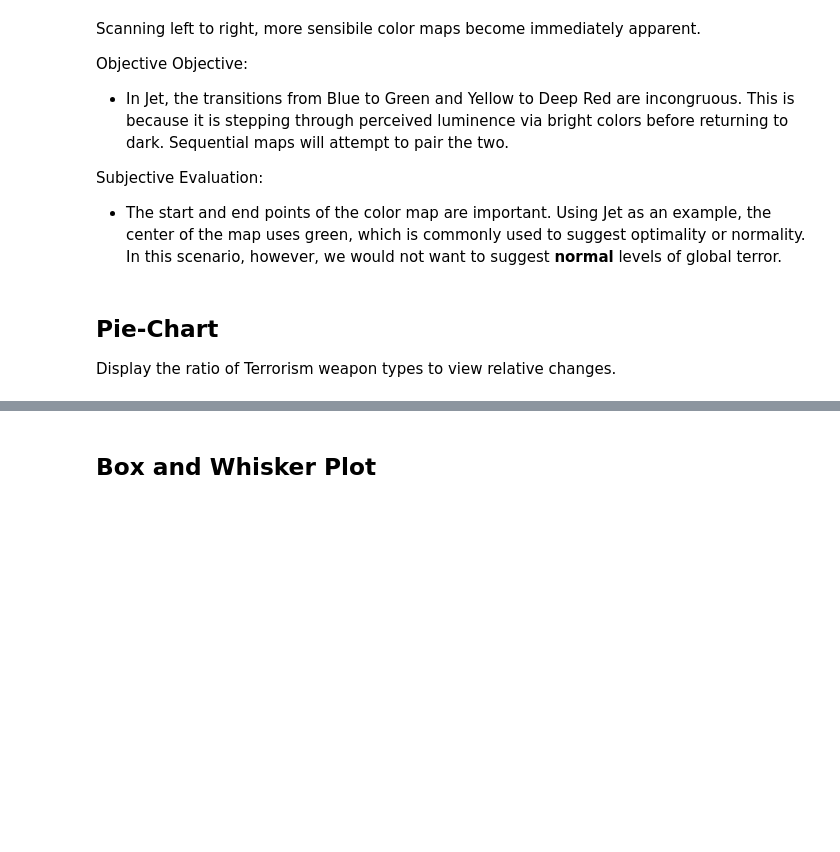
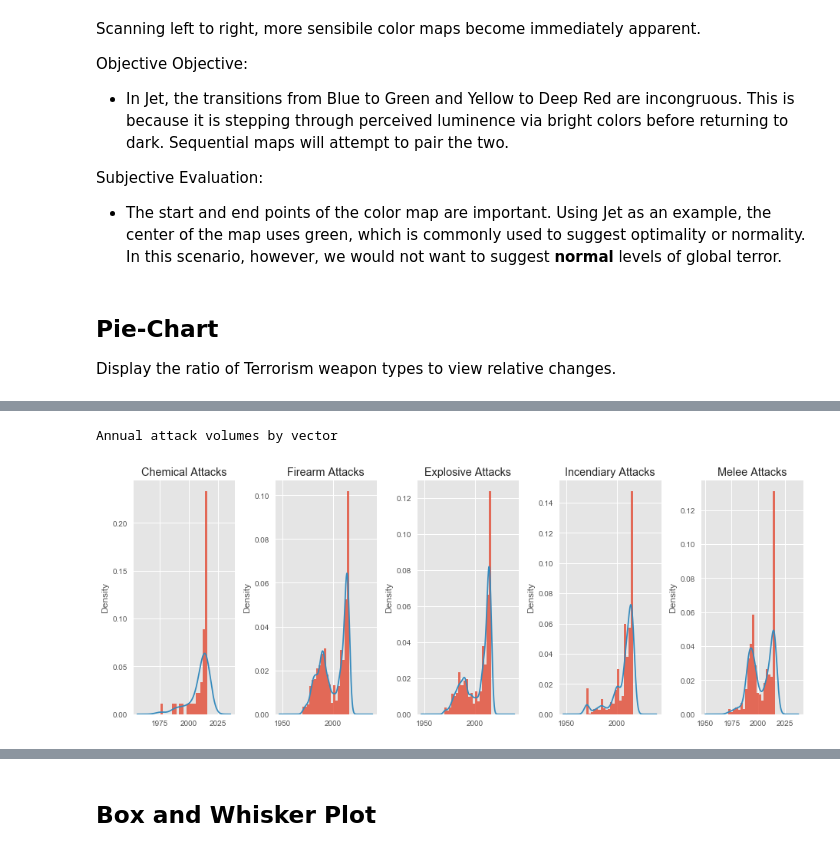
Before and after one commit to TesMunoz/SeniorSim, a Jupyter notebook: Terrorism Dataset Analysis.ipynb, the cells around one changed output, grey strips where cells are left out. Saved outputs shown, nothing was run; the diff lists cells and outputs as text; code cells hidden in the pictures; blank space fills up the shorter version.

```diff
--- a/Terrorism Dataset Analysis.ipynb
+++ b/Terrorism Dataset Analysis.ipynb
@@ -221,0 +281,29 @@ Display the ratio of Terrorism weapon types to view relative changes.
+# %%
+# x = terrorism_df.groupby(['region', 'weaptype1']).size()
+nbc_attacks = terrorism_df[terrorism_df['weaptype1'].isin([1,2,3,4])]
+other_attacks = terrorism_df[~terrorism_df['weaptype1'].isin([1,2,3,4])]
+
+x = pd.get_dummies(terrorism_df['weaptype1'])
+x.columns
+plt.subplot(1, 3, 1)
+
+weaptype1_col_defs = {2:'Chemical', 5:'Firearm' ,6:'Explosive' ,8:'Incendiary' ,9:'Melee' }
+
+print('Annual attack volumes by vector')
+for i, col in enumerate(x.columns[:-1]):
+    plt.subplot(1, 5, i+1)
+    terrorism_df['iyear'][x[col] == 1].plot.hist(
+        density=True,
+        alpha=0.8,
+        figsize=(13,5),
+        title=weaptype1_col_defs[col]+" Attacks",
+        bins=20,
+    )
+
+    terrorism_df['iyear'][x[col] == 1].plot.kde(
+        figsize=(13,5),
+    )
+plt.tight_layout()
+# %% [output]
+Annual attack volumes by vector
+[figure, added]
```
Also changed, not shown: parts of 14 cells of this notebook.
